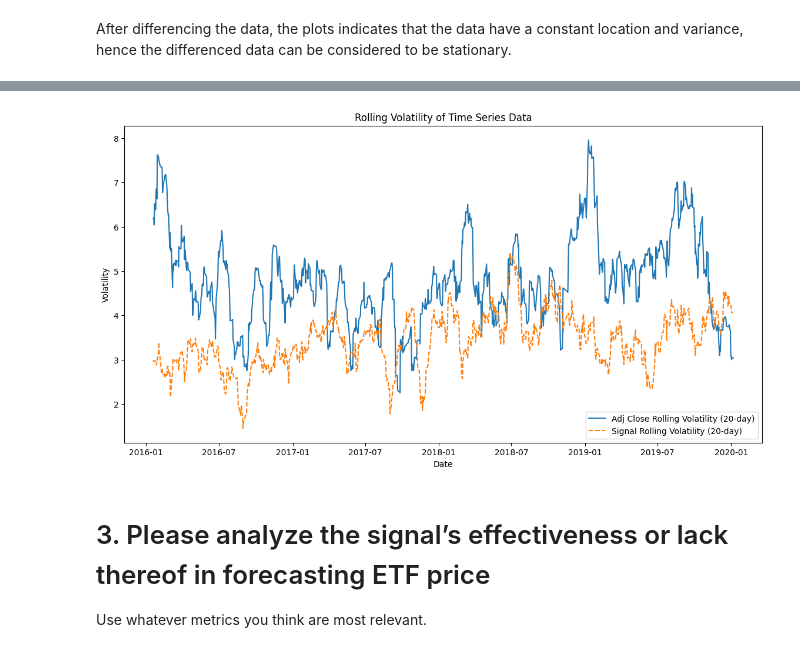
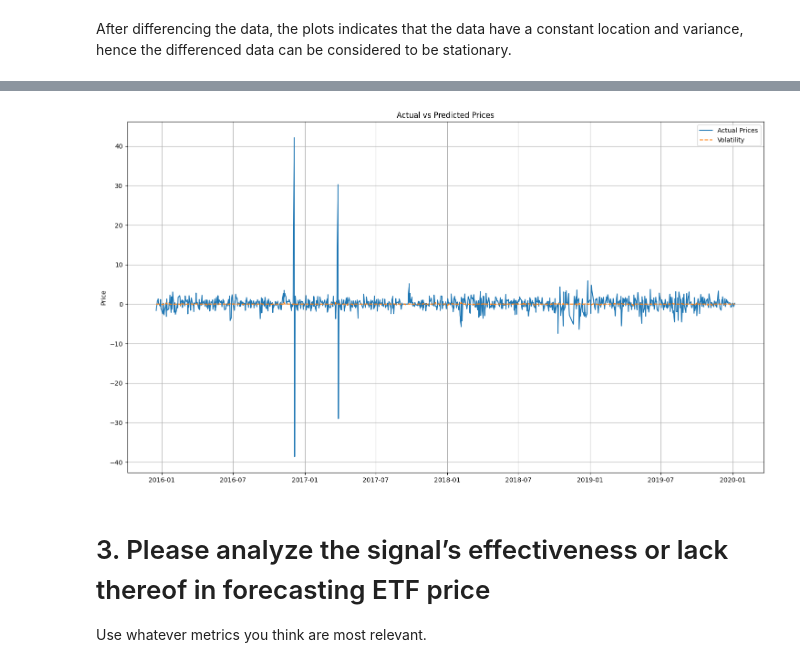
Before and after one commit to saltedpotato/QF632_Project, a Jupyter notebook: Project 1.ipynb, the cells around one changed output, grey strips where cells are left out. Drawn from its saved outputs; the diff is of its cells as text; code cells hidden in the pictures.

```diff
--- a/Project 1.ipynb
+++ b/Project 1.ipynb
@@ -339,15 +297,28 @@ Data with Daily Returns and Rolling Volatility:
-# %%
-# Plotting the combined rolling volatility
-plt.figure(figsize=(14, 7))
-plt.plot(df_volatility['Date'], df_volatility['Adj Close Rolling Volatility'], label='Adj Close Rolling Volatility (20-day)')
-plt.plot(df_volatility['Date'], df_volatility['Signal Rolling Volatility'], label='Signal Rolling Volatility (20-day)', linestyle='--')
-plt.title('Rolling Volatility of Time Series Data')
-plt.xlabel('Date')
-plt.ylabel('Volatility')
-plt.legend()
-plt.show()
-# %% [output]
-[figure, removed]
+# %%
+horizons = 10
+lags = ["Lag"+str(i) for i in range(horizons+1)]
+etf_prices = ["Open", "High", "Low", "Close", "Adj Close"]
+
+df_cross_corr = pd.DataFrame()
+df_cross_corr["Lag_no"] = lags
+
+df_vol = df.copy()
+df_vol["Vol"] = (df_vol["High"] - df["Low"]).rolling(window=20).std()
+df_vol["Adj Close Vol"] = (df_vol["Adj Close"]).rolling(window=20).std()
+
+df_vol = get_differenced_data(df_vol.copy(), h)
+# df_vol_outlier = handle_large_increases_ffill(df_vol.copy(), columns_to_check, 3)
+
+plt.figure(figsize = (18, 10))
+plt.plot(df_vol.Date, df_vol["Adj Close"], label = 'Actual Prices')
+plt.plot(df_vol.Date, df_vol["Vol"], '--', label = 'Volatility')
+plt.title('Actual vs Predicted Prices')
+plt.ylabel('Price')
+plt.legend()
+plt.grid(True)
+plt.show()
+# %% [output]
+[figure, added]
 # %% [markdown]
 # 3. Please analyze the signal’s effectiveness or lack thereof in forecasting ETF price
 Use whatever metrics you think are most relevant.
```
Also changed, not shown: parts of 24 cells of this notebook.
